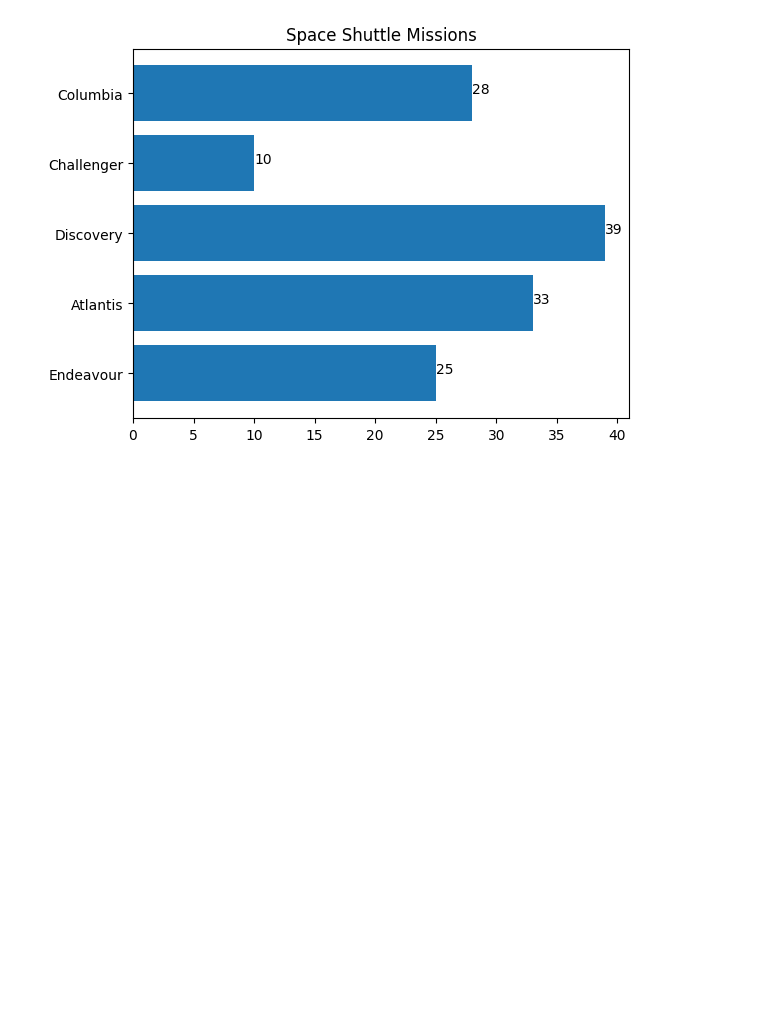
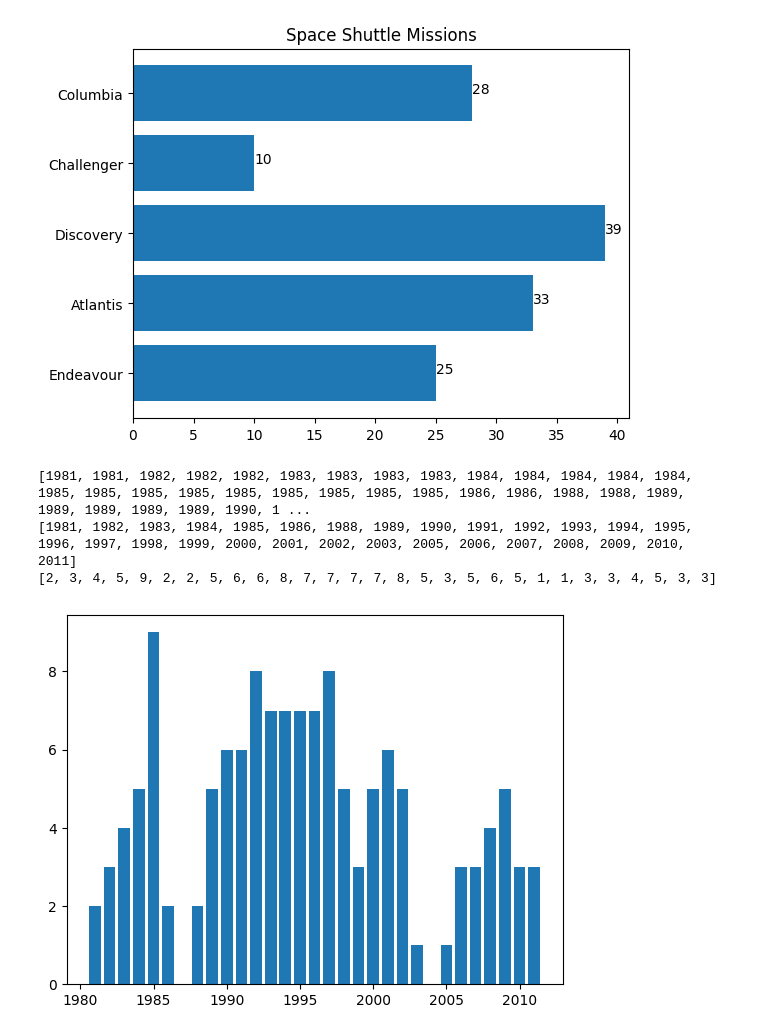
Before and after one commit to karastoyanov/space_shuttle_missions, a Jupyter notebook: sts.ipynb, the cells around one changed output. Cells and saved outputs as stored; diff of their text form; code cells hidden in the pictures; blank space fills up the shorter version.

```diff
--- a/sts.ipynb
+++ b/sts.ipynb
@@ -43,3 +43,20 @@ plt.title("Space Shuttle Missions")
 plt.show()
 # %% [output]
 [figure]
+# %%
+from collections import Counter
+years = [x for x in missions['Year']]
+print(years)
+
+keys = [x for x in Counter(years).keys()]
+counters = [x for x in Counter(years).values()]
+print(keys)
+print(counters)
+
+plt.bar(keys, counters)
+plt.show()
+# %% [output]
+[1981, 1981, 1982, 1982, 1982, 1983, 1983, 1983, 1983, 1984, 1984, 1984, 1984, 1984, 1985, 1985, 1985, 1985, 1985, 1985, 1985, 1985, 1985, 1986, 1986, 1988, 1988, 1989, 1989, 1989, 1989, 1989, 1990, 1 ...
+[1981, 1982, 1983, 1984, 1985, 1986, 1988, 1989, 1990, 1991, 1992, 1993, 1994, 1995, 1996, 1997, 1998, 1999, 2000, 2001, 2002, 2003, 2005, 2006, 2007, 2008, 2009, 2010, 2011]
+[2, 3, 4, 5, 9, 2, 2, 5, 6, 6, 8, 7, 7, 7, 7, 8, 5, 3, 5, 6, 5, 1, 1, 3, 3, 4, 5, 3, 3]
+[figure, added]
```
